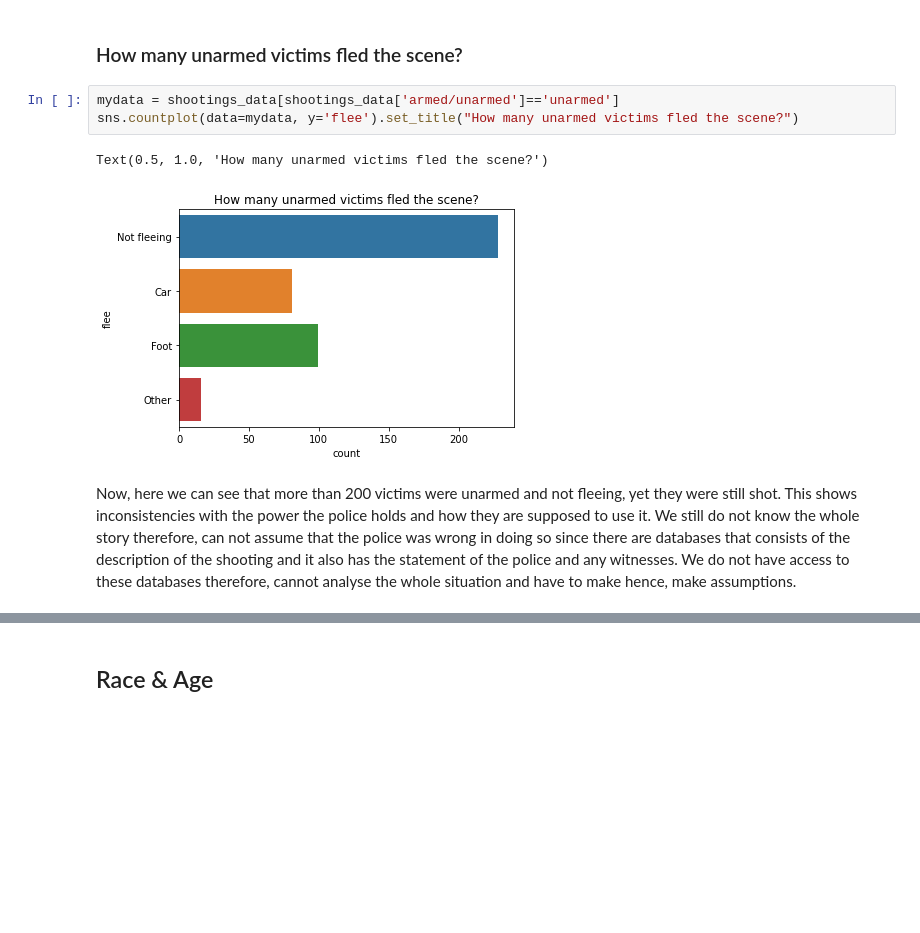
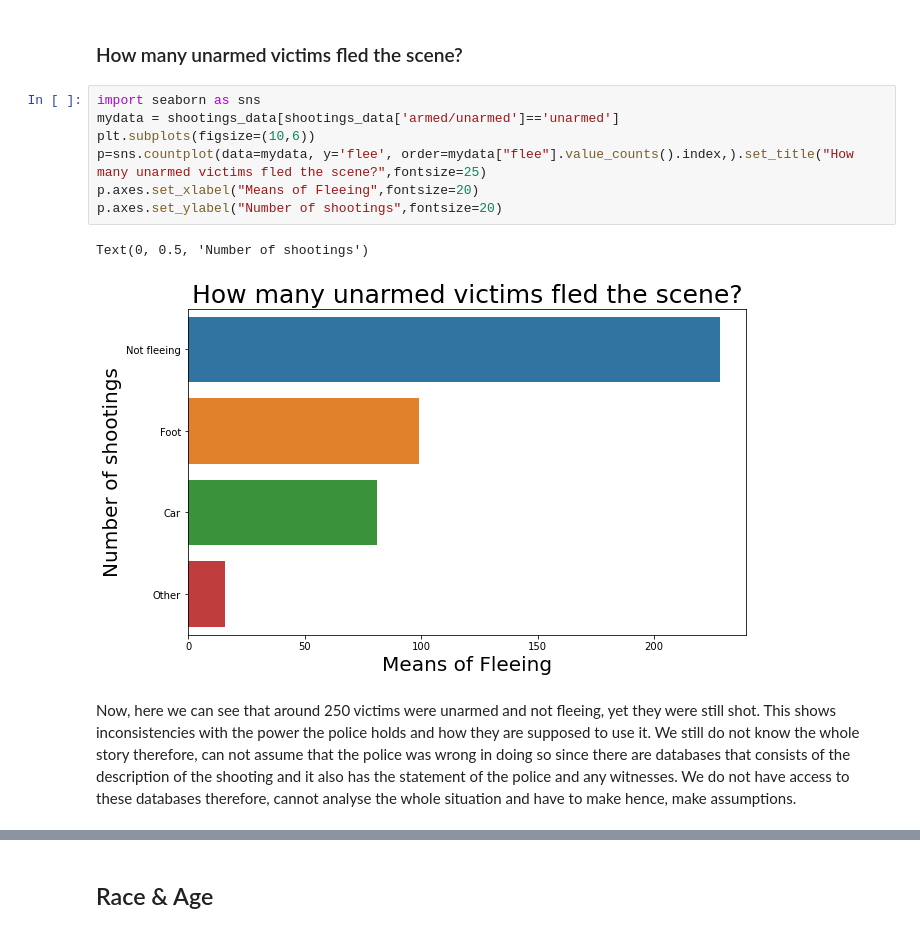
Before and after one commit to ubco-W2022T1-cosc301/project-group48, a Jupyter notebook: notebooks/analysis2.ipynb, the cells around one changed output, grey strips where cells are left out. Drawn from its saved outputs; the diff is of its cells as text; blank space fills up the shorter version.

```diff
--- a/notebooks/analysis2.ipynb
+++ b/notebooks/analysis2.ipynb
@@ -363,10 +363,14 @@ Name: flee, dtype: int64
 # %% [markdown]
 ### How many unarmed victims fled the scene?
 # %%
+import seaborn as sns
 mydata = shootings_data[shootings_data['armed/unarmed']=='unarmed']
-sns.countplot(data=mydata, y='flee').set_title("How many unarmed victims fled the scene?")
+plt.subplots(figsize=(10,6))
+p=sns.countplot(data=mydata, y='flee', order=mydata["flee"].value_counts().index,).set_title("How many unarmed victims fled the scene?",fontsize=25)
+p.axes.set_xlabel("Means of Fleeing",fontsize=20)
+p.axes.set_ylabel("Number of shootings",fontsize=20)
 # %% [output]
-Text(0.5, 1.0, 'How many unarmed victims fled the scene?')
+Text(0, 0.5, 'Number of shootings')
-[figure, old version]
+[figure, new version]
 # %% [markdown]
-Now, here we can see that more than 200 victims were unarmed and not fleeing, yet they were still shot. This shows inconsistencies with the power the police holds and how they are supposed to use it. We still do not know the whole story therefore, can not assume that the police was wrong in doing so since there are databases that consists of the description of the shooting and it also has the statement of the police and any witnesses. We do not have access to these databases therefore, cannot analyse the whole situation and have to make hence, make assumptions.
+Now, here we can see that around 250 victims were unarmed and not fleeing, yet they were still shot. This shows inconsistencies with the power the police holds and how they are supposed to use it. We still do not know the whole story therefore, can not assume that the police was wrong in doing so since there are databases that consists of the description of the shooting and it also has the statement of the police and any witnesses. We do not have access to these databases therefore, cannot analyse the whole situation and have to make hence, make assumptions.
```
Also changed, not shown: parts of 15 cells of this notebook, 4 other files.
